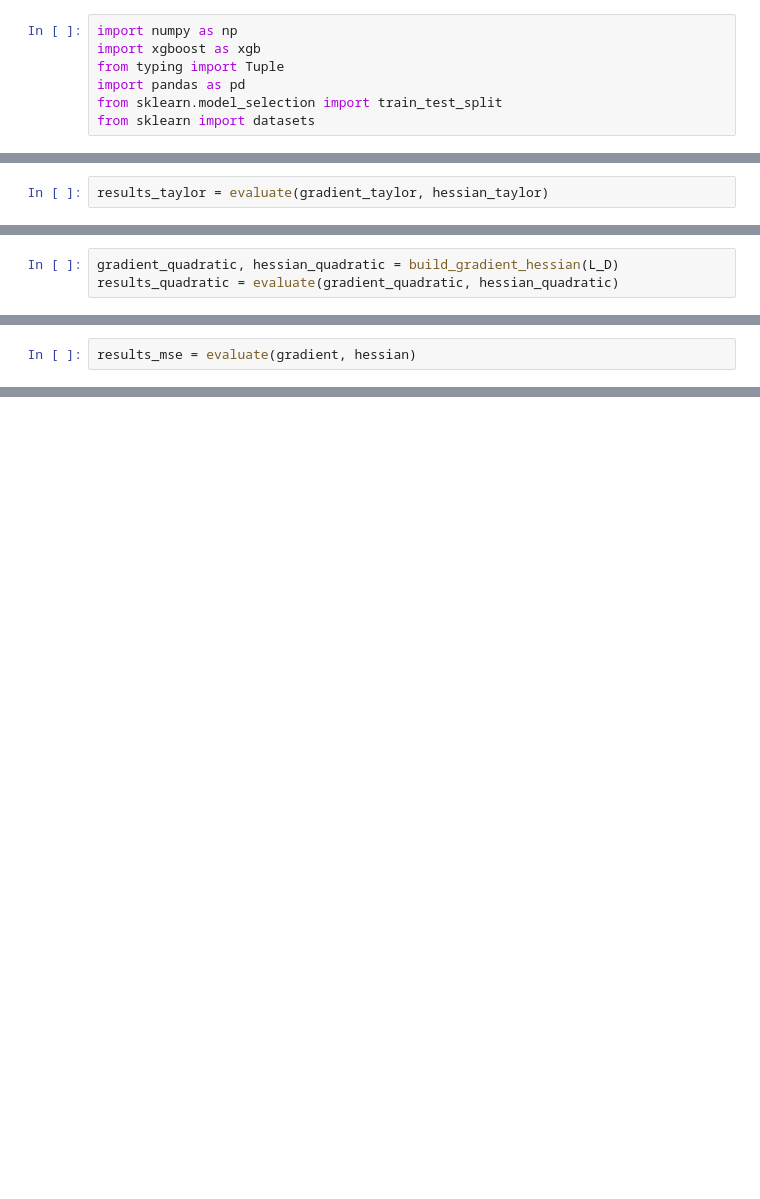
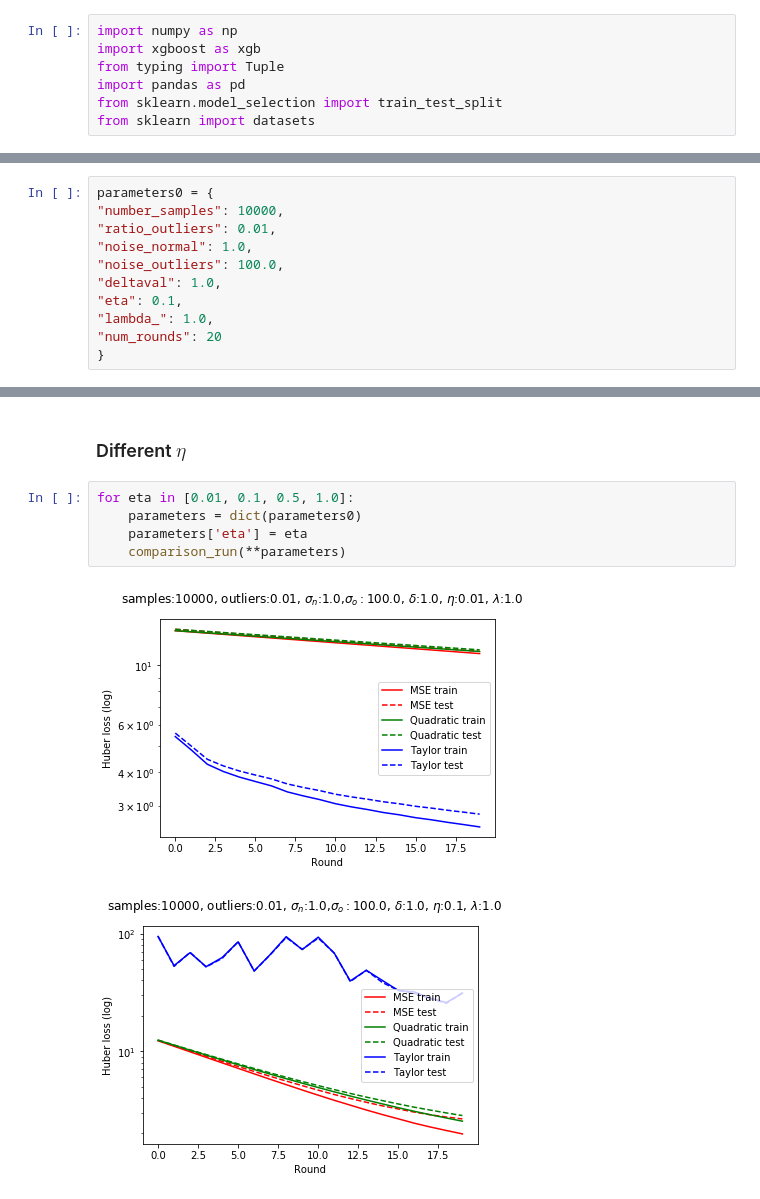
Before and after one commit to valeriy42/msle-approximations, a Jupyter notebook: huber.ipynb, the cells around one changed output, grey strips where cells are left out. Saved outputs shown, nothing was run; the diff lists cells and outputs as text; blank space fills up the shorter version.

Commit message:
Huber parameter run

```diff
--- a/huber.ipynb
+++ b/huber.ipynb
@@ -239,2 +227,0 @@ gradient_taylor, hessian_taylor = build_gradient_hessian(L_T)
-# %%
-results_taylor = evaluate(gradient_taylor, hessian_taylor)
@@ -259,3 +227,0 @@ results_taylor = evaluate(gradient_taylor, hessian_taylor)
-# %%
-gradient_quadratic, hessian_quadratic = build_gradient_hessian(L_D)
-results_quadratic = evaluate(gradient_quadratic, hessian_quadratic)
@@ -290,2 +227,0 @@ def hessian(pred, dtrain, delta=2.0):
-# %%
-results_mse = evaluate(gradient, hessian)
@@ -320,0 +228,11 @@ pl.legend()
+# %%
+parameters0 = {
+"number_samples": 10000,
+"ratio_outliers": 0.01,
+"noise_normal": 1.0,
+"noise_outliers": 100.0,
+"deltaval": 1.0,
+"eta": 0.1,
+"lambda_": 1.0,
+"num_rounds": 20
+}
@@ -320,0 +281,10 @@ pl.legend()
+# %% [markdown]
+### Different $\eta$
+# %%
+for eta in [0.01, 0.1, 0.5, 1.0]:
+    parameters = dict(parameters0)
+    parameters['eta'] = eta
+    comparison_run(**parameters)
+# %% [output]
+[figure, added]
+[figure, added]
```
Also changed, not shown: parts of 26 cells of this notebook, 2 other files.
